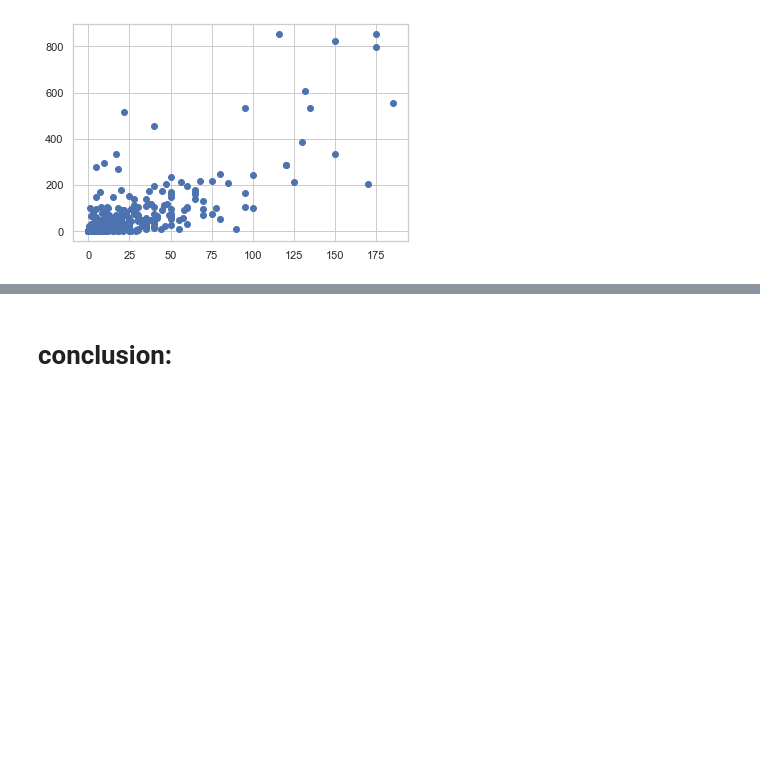
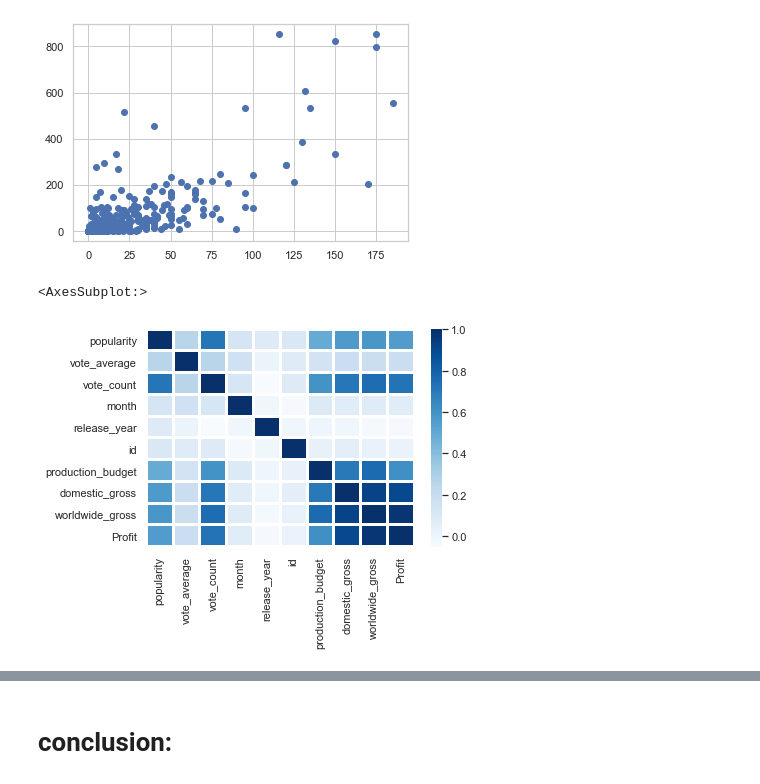
Before and after one commit to Aquinate22/dsc-phase-1-project, a Jupyter notebook: project Phase_1/movies_EDA/dsc-phase-1-project/student.ipynb, the cells around one changed output, grey strips where cells are left out. Cells and saved outputs as stored; diff of their text form; code cells hidden in the pictures; blank space fills up the shorter version.

```diff
--- a/project Phase_1/movies_EDA/dsc-phase-1-project/student.ipynb
+++ b/project Phase_1/movies_EDA/dsc-phase-1-project/student.ipynb
@@ -746,3 +760,9 @@ plt.scatter(production_budget, worldwide_gross)
 plt.show()
 # %% [output]
 [figure]
+# %%
+corr=merged2_df.corr()
+sns.heatmap(corr,linewidths=2, cmap='Blues')
+# %% [output]
+<AxesSubplot:>
+[figure, added]
```
Also changed, not shown: parts of 24 cells of this notebook.
